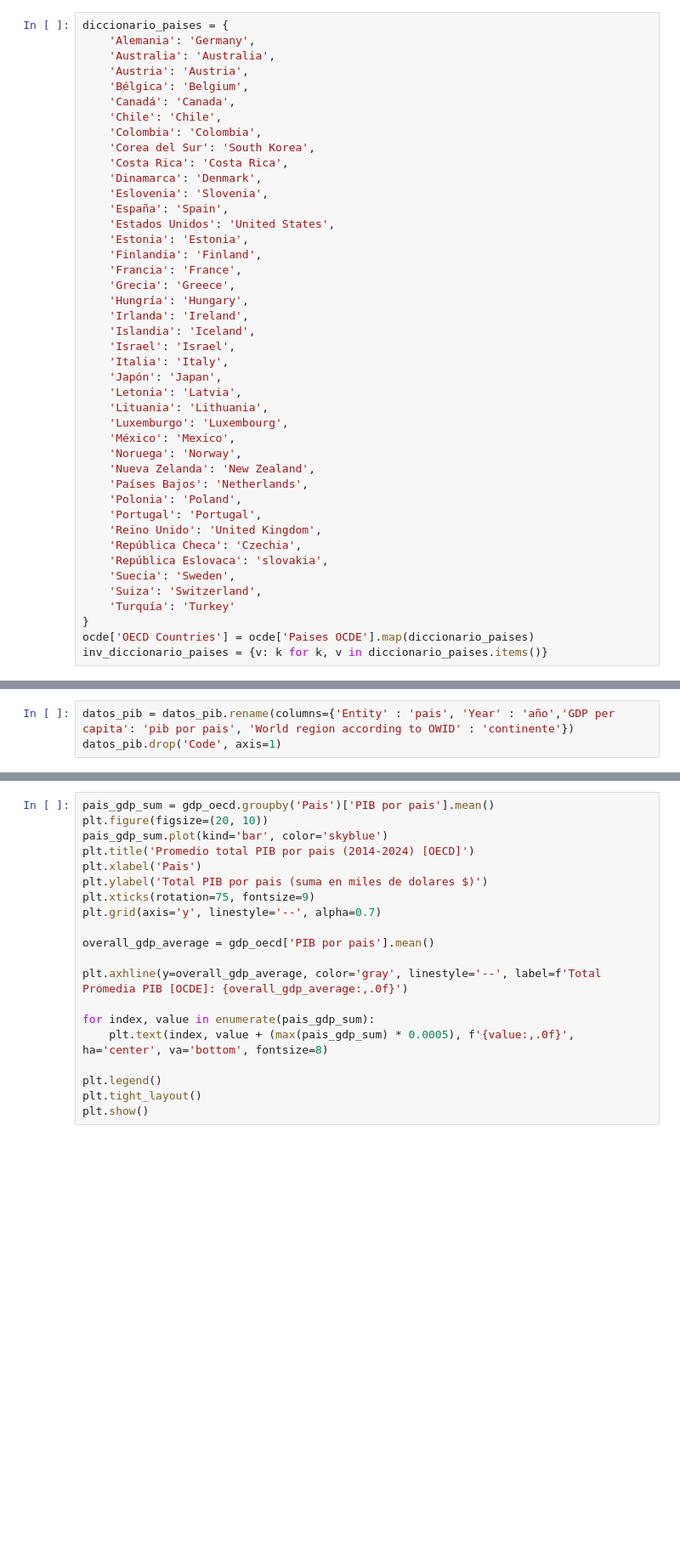
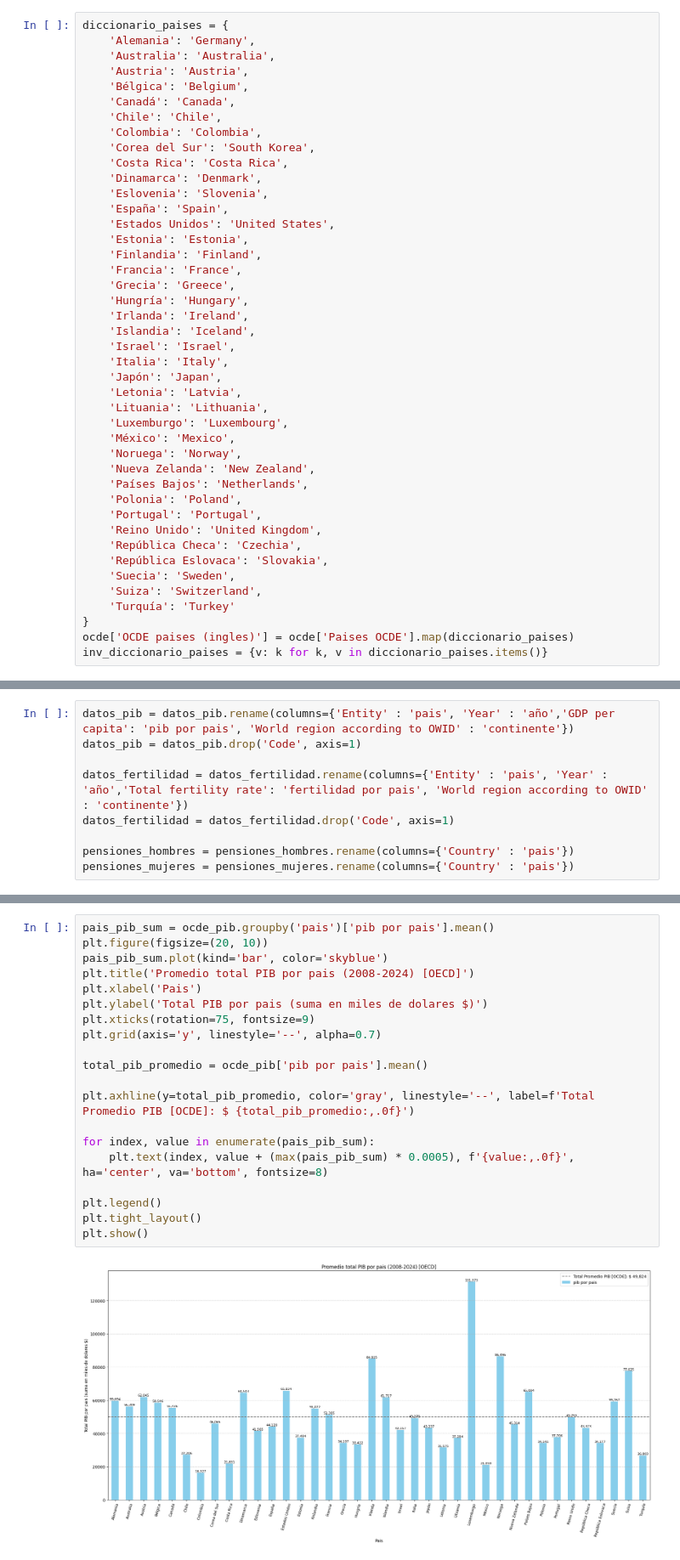
Before and after one commit to AngryWeassel/Proyecto_Tasa_de_Natalidad.ipynb, a Jupyter notebook: Proyecto_Tasa_de_Natalidad.ipynb, the cells around one changed output, grey strips where cells are left out. Shown at 85% size. Drawn from its saved outputs; the diff is of its cells as text; blank space fills up the shorter version.

Commit message:
Datos subidos de: Edad_Retiro, Lista_OCDE, Data_Fertilidad, Data_PIB

```diff
--- a/Proyecto_Tasa_de_Natalidad.ipynb
+++ b/Proyecto_Tasa_de_Natalidad.ipynb
@@ -59,10 +66,10 @@ diccionario_paises = {
     'Portugal': 'Portugal',
     'Reino Unido': 'United Kingdom',
     'República Checa': 'Czechia',
-    'República Eslovaca': 'slovakia',
+    'República Eslovaca': 'Slovakia',
     'Suecia': 'Sweden',
     'Suiza': 'Switzerland',
     'Turquía': 'Turkey'
 }
-ocde['OECD Countries'] = ocde['Paises OCDE'].map(diccionario_paises)
+ocde['OCDE paises (ingles)'] = ocde['Paises OCDE'].map(diccionario_paises)
 inv_diccionario_paises = {v: k for k, v in diccionario_paises.items()}
@@ -89,3 +76,9 @@ ocde
 # %%
 datos_pib = datos_pib.rename(columns={'Entity' : 'pais', 'Year' : 'año','GDP per capita': 'pib por pais', 'World region according to OWID' : 'continente'})
-datos_pib.drop('Code', axis=1)
+datos_pib = datos_pib.drop('Code', axis=1)
+
+datos_fertilidad = datos_fertilidad.rename(columns={'Entity' : 'pais', 'Year' : 'año','Total fertility rate': 'fertilidad por pais', 'World region according to OWID' : 'continente'})
+datos_fertilidad = datos_fertilidad.drop('Code', axis=1)
+
+pensiones_hombres = pensiones_hombres.rename(columns={'Country' : 'pais'})
+pensiones_mujeres = pensiones_mujeres.rename(columns={'Country' : 'pais'})
@@ -142,20 +153,22 @@ len(lista_ocde)
 # %%
-pais_gdp_sum = gdp_oecd.groupby('Pais')['PIB por pais'].mean()
+pais_pib_sum = ocde_pib.groupby('pais')['pib por pais'].mean()
 plt.figure(figsize=(20, 10))
-pais_gdp_sum.plot(kind='bar', color='skyblue')
-plt.title('Promedio total PIB por pais (2014-2024) [OECD]')
+pais_pib_sum.plot(kind='bar', color='skyblue')
+plt.title('Promedio total PIB por pais (2008-2024) [OECD]')
 plt.xlabel('Pais')
 plt.ylabel('Total PIB por pais (suma en miles de dolares $)')
 plt.xticks(rotation=75, fontsize=9)
 plt.grid(axis='y', linestyle='--', alpha=0.7)
 
-overall_gdp_average = gdp_oecd['PIB por pais'].mean()
+total_pib_promedio = ocde_pib['pib por pais'].mean()
 
-plt.axhline(y=overall_gdp_average, color='gray', linestyle='--', label=f'Total Promedia PIB [OCDE]: {overall_gdp_average:,.0f}')
+plt.axhline(y=total_pib_promedio, color='gray', linestyle='--', label=f'Total Promedio PIB [OCDE]: $ {total_pib_promedio:,.0f}')
 
-for index, value in enumerate(pais_gdp_sum):
-    plt.text(index, value + (max(pais_gdp_sum) * 0.0005), f'{value:,.0f}', ha='center', va='bottom', fontsize=8)
+for index, value in enumerate(pais_pib_sum):
+    plt.text(index, value + (max(pais_pib_sum) * 0.0005), f'{value:,.0f}', ha='center', va='bottom', fontsize=8)
 
 plt.legend()
 plt.tight_layout()
 plt.show()
+# %% [output]
+[figure, added]
```
Also changed, not shown: parts of 9 cells of this notebook.
